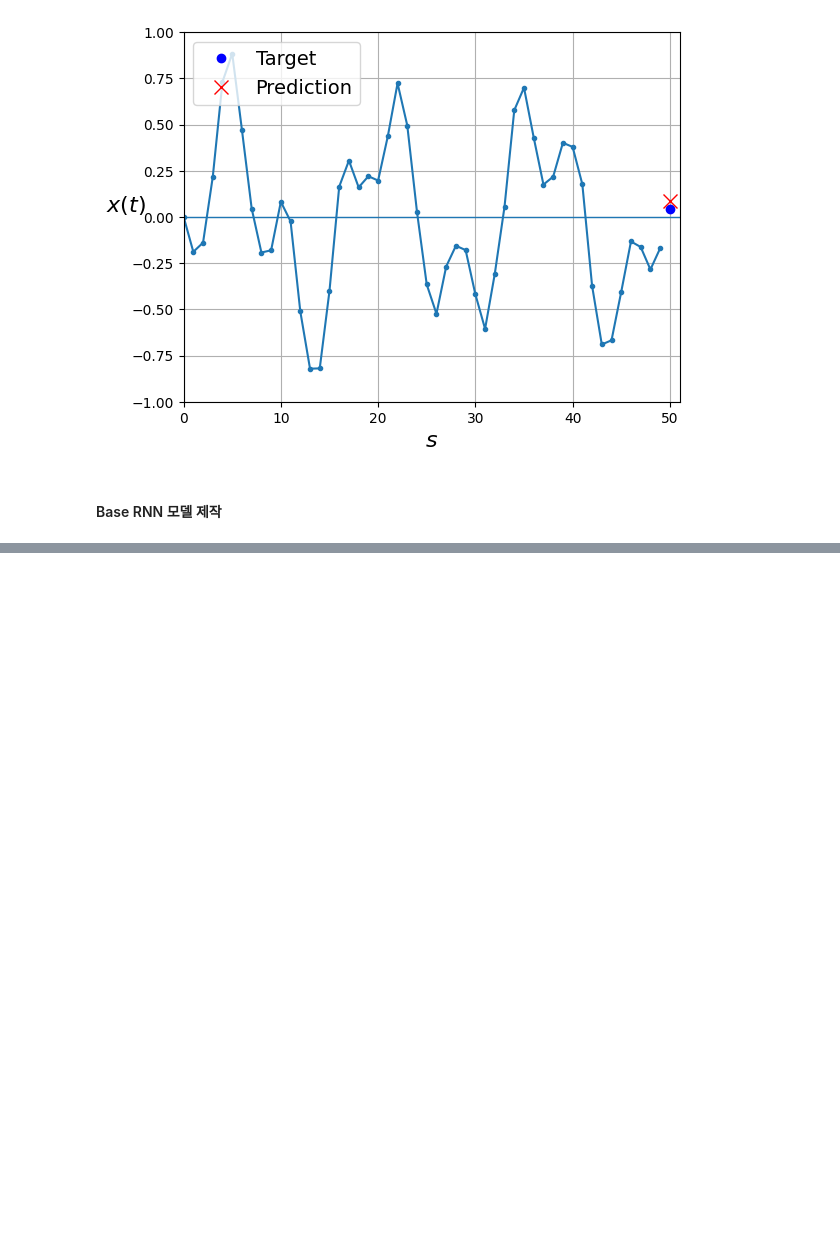
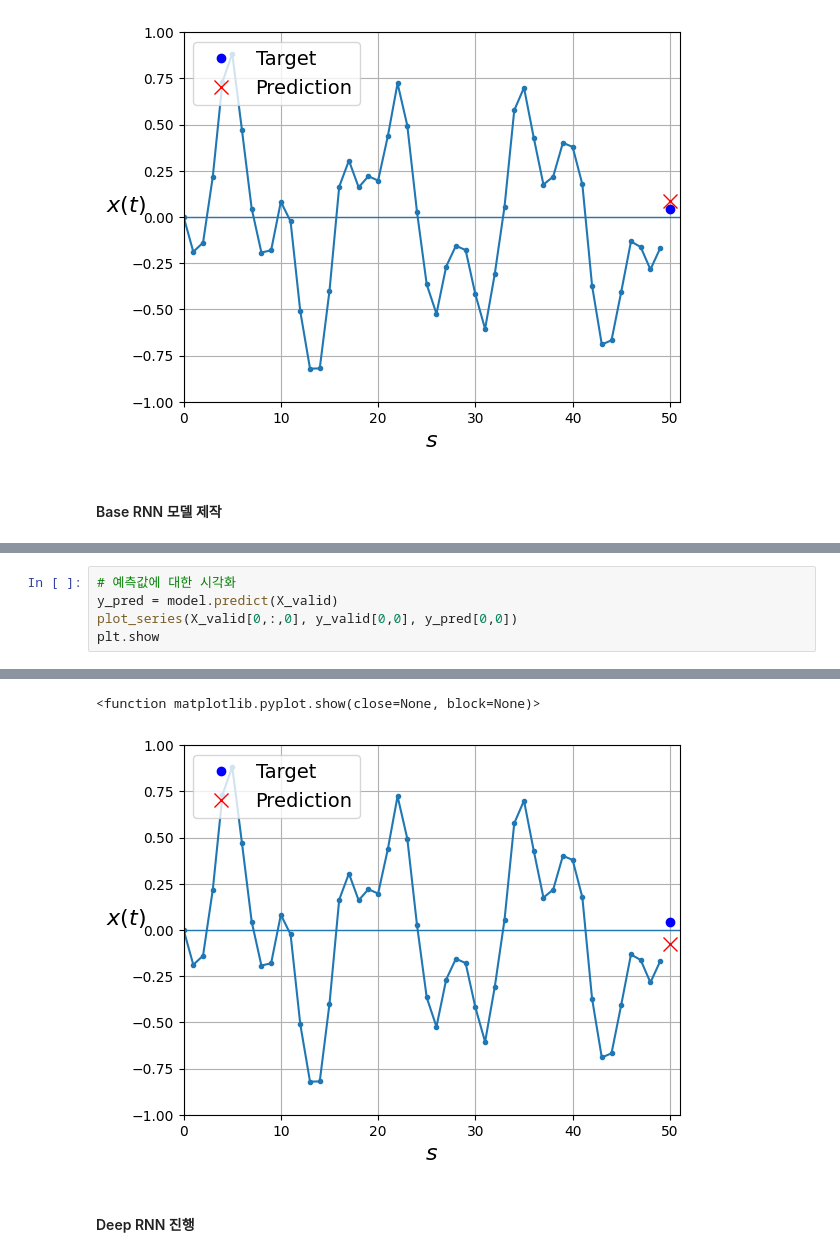
Before and after one commit to ChaeWonIm0/MachineLearning_reference, a Jupyter notebook: Time_Series/RNN_sequence_prediction.ipynb, the cells around one changed output, grey strips where cells are left out. Saved outputs shown, nothing was run; the diff lists cells and outputs as text; blank space fills up the shorter version.

```diff
--- a/Time_Series/RNN_sequence_prediction.ipynb
+++ b/Time_Series/RNN_sequence_prediction.ipynb
@@ -177,0 +184,6 @@ model.compile(loss="sparse_categorical_crossentropy", optimizer=optimizer,
+# %%
+# 예측값에 대한 시각화
+y_pred = model.predict(X_valid)
+plot_series(X_valid[0,:,0], y_valid[0,0], y_pred[0,0])
+plt.show
+# %% [output]
@@ -177,0 +191,4 @@ model.compile(loss="sparse_categorical_crossentropy", optimizer=optimizer,
+<function matplotlib.pyplot.show(close=None, block=None)>
+[figure, added]
+# %% [markdown]
+#### Deep RNN 진행
```
Also changed, not shown: parts of 46 cells of this notebook.
